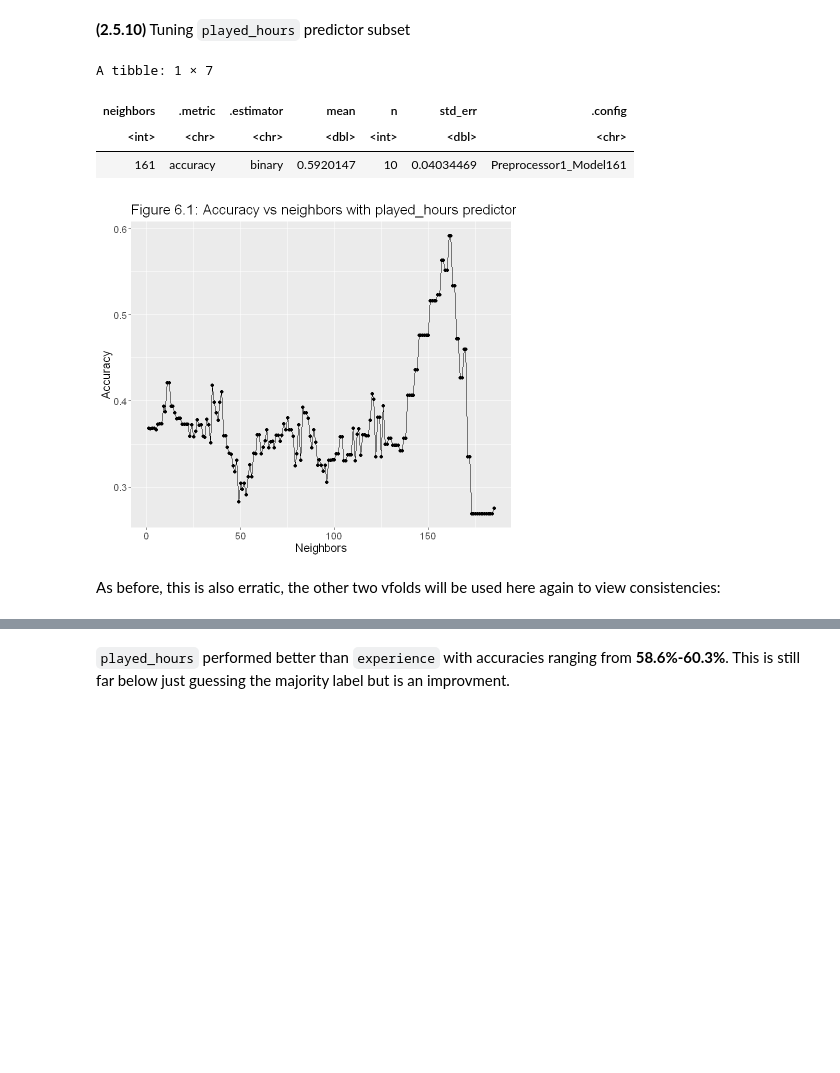
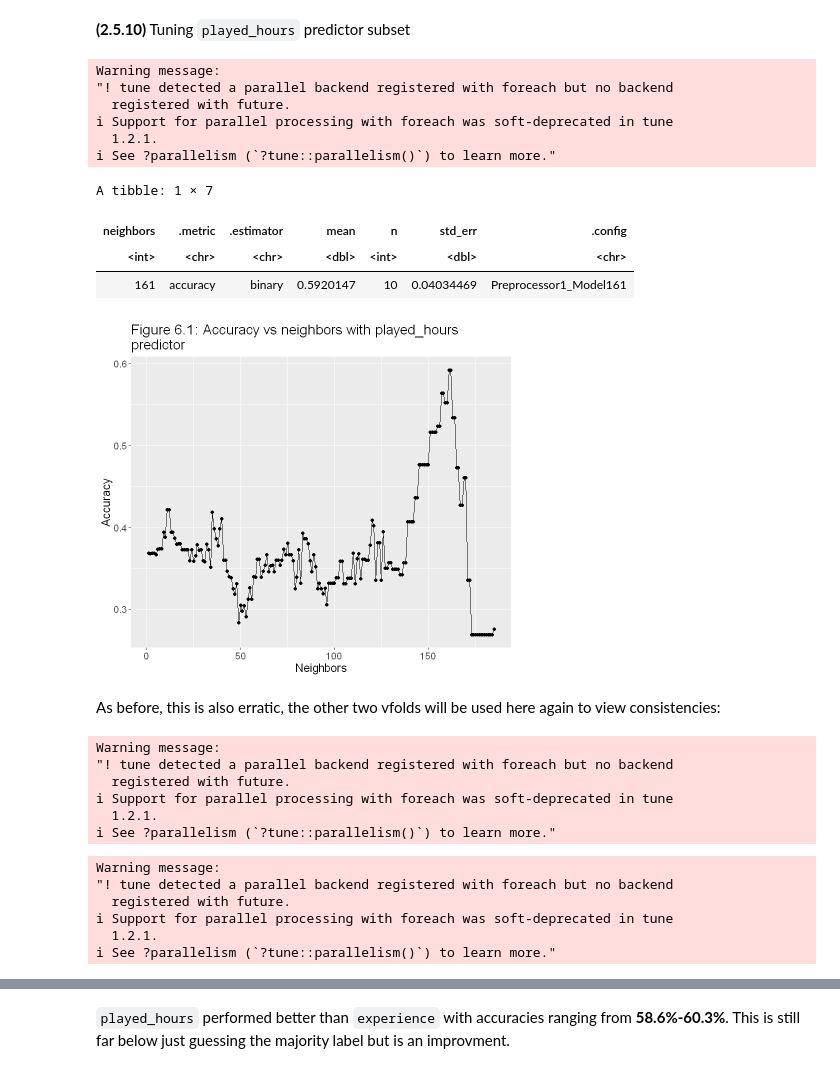
Before and after one commit to mke-l/dsci100-project, a Jupyter notebook: project_group1.ipynb, the cells around one changed output, grey strips where cells are left out. Cells and saved outputs as stored; diff of their text form; code cells hidden in the pictures; blank space fills up the shorter version.

```diff
--- a/project_group1.ipynb
+++ b/project_group1.ipynb
@@ -499,31 +539,37 @@ These three cases had a peak accuracies of **53.9%-56.3%**. However, this is far
 # %%
 hrs_metrics <- workflow() |>
     add_recipe(hrs_recipe) |>
     add_model(knn_tune) |>
     tune_grid(resamples = players_vfold, grid = neighbors) |>
     collect_metrics() |>
     filter(.metric == "accuracy") |>
     arrange(desc(mean))
 
 options(repr.plot.width = 7, repr.plot.height = 6)
 
 hrs_tuning_plot <- hrs_metrics |>
     ggplot(aes(x = neighbors, y = mean)) +
     geom_point() +
     geom_line() +
-    labs(title = "Figure 6.1: Accuracy vs neighbors with played_hours predictor",
+    labs(title = "Figure 6.1: Accuracy vs neighbors with played_hours \npredictor",
          x = "Neighbors",
          y = "Accuracy") +
     theme(text = element_text(size = 14))
 
 hrs_tuning_plot
 slice(hrs_metrics, 1)
 # %% [output]
-A tibble: 1 × 7
+Warning message:
+"! tune detected a parallel backend registered with foreach but no backend
+  registered with future.
+ℹ Support for parallel processing with foreach was soft-deprecated in tune
+  1.2.1.
+ℹ See ?parallelism (`?tune::parallelism()`) to learn more."
+A tibble: 1 × 7
 | neighbors | .metric | .estimator | mean | n | std_err | .config |
 | <int> | <chr> | <chr> | <dbl> | <int> | <dbl> | <chr> |
 | 161 | accuracy | binary | 0.5920147 | 10 | 0.04034469 | Preprocessor1_Model161 |
-[figure, old version]
+[figure, new version]
 # %% [markdown]
 As before, this is also erratic, the other two vfolds will be used here again to view consistencies:
 # %%
@@ -539,10 +585,17 @@ hrs_tuning_plot2 <- hrs_metrics2 |>
     ggplot(aes(x = neighbors, y = mean)) +
     geom_point() +
     geom_line() +
-    labs(title = "Figure 6.2: Accuracy vs neighbors with played_hours predictor \ncomparison",
+    labs(title = "Figure 6.2: Accuracy vs neighbors with played_hours \npredictor comparison",
          x = "Neighbors",
          y = "Accuracy") +
     theme(text = element_text(size = 14))
+# %% [output]
+Warning message:
+"! tune detected a parallel backend registered with foreach but no backend
+  registered with future.
+ℹ Support for parallel processing with foreach was soft-deprecated in tune
+  1.2.1.
+ℹ See ?parallelism (`?tune::parallelism()`) to learn more."
 # %%
 hrs_metrics3 <- workflow() |>
     add_recipe(hrs_recipe) |>
@@ -556,10 +609,17 @@ hrs_tuning_plot3 <- hrs_metrics3 |>
     ggplot(aes(x = neighbors, y = mean)) +
     geom_point() +
     geom_line() +
-    labs(title = "Figure 6.3: Accuracy vs neighbors with played_hours predictor \ncomparison",
+    labs(title = "Figure 6.3: Accuracy vs neighbors with played_hours \npredictor comparison",
          x = "Neighbors",
          y = "Accuracy") +
     theme(text = element_text(size = 14))
+# %% [output]
+Warning message:
+"! tune detected a parallel backend registered with foreach but no backend
+  registered with future.
+ℹ Support for parallel processing with foreach was soft-deprecated in tune
+  1.2.1.
+ℹ See ?parallelism (`?tune::parallelism()`) to learn more."
 # %%
 options(repr.plot.width = 21, repr.plot.height = 6)
 plot_grid(hrs_tuning_plot, hrs_tuning_plot2, hrs_tuning_plot3, ncol = 3)
```
Also changed, not shown: parts of 31 cells of this notebook.
